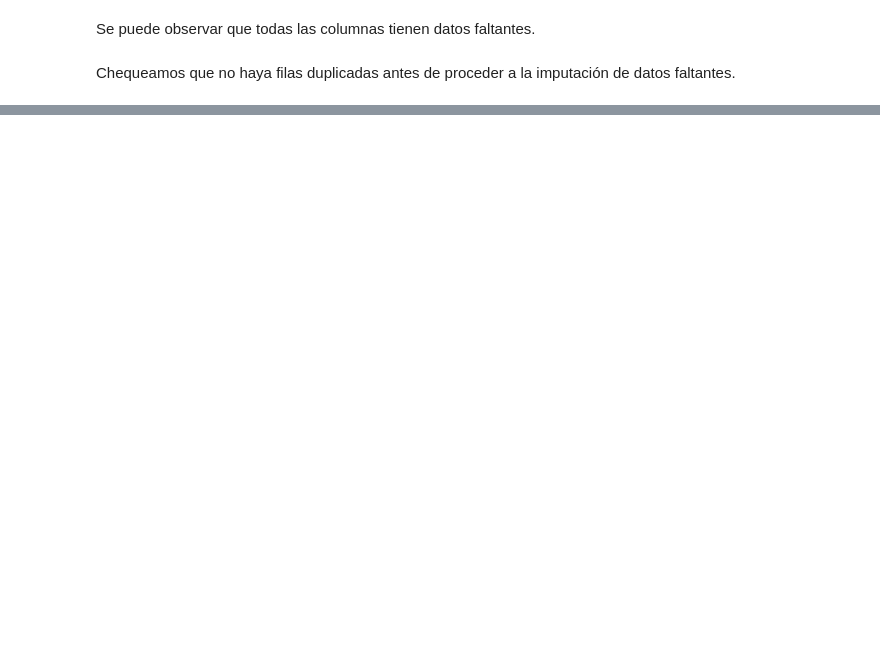
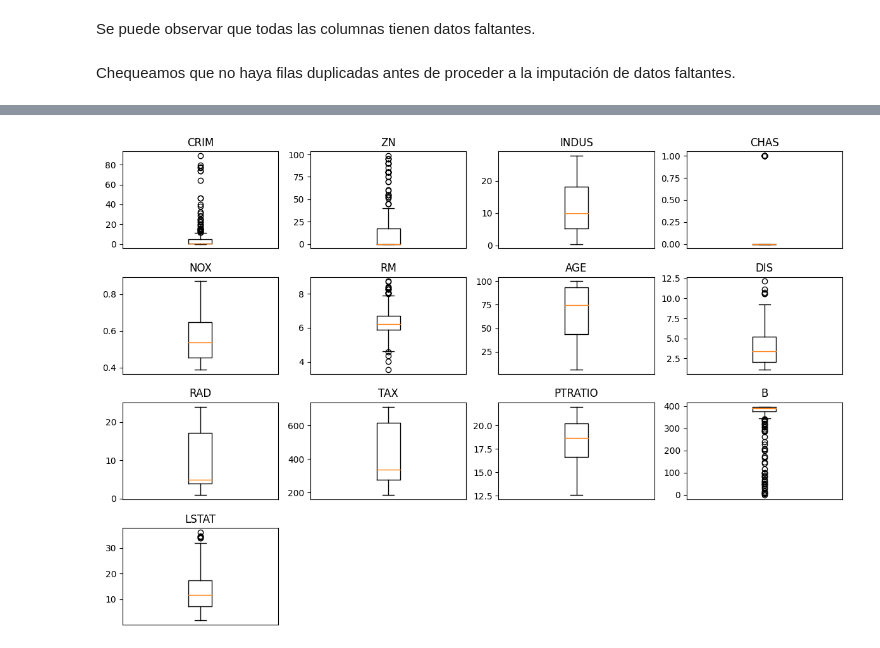
Before and after one commit to julilc/AA1-TUIA-LopezCeratto-RodriguezGrino-Slepoy, a Jupyter notebook: TP-regresion-AA1.ipynb, the cells around one changed output, grey strips where cells are left out. Saved outputs shown, nothing was run; the diff lists cells and outputs as text; code cells hidden in the pictures; blank space fills up the shorter version.

```diff
--- a/TP-regresion-AA1.ipynb
+++ b/TP-regresion-AA1.ipynb
@@ -430,0 +201,12 @@ dtype: int64
+# %%
+# Crear diagrama de caja individual para cada variable
+plt.figure(figsize=(12, 8))
+for i, column in enumerate(X_train.columns):
+    plt.subplot(4, 4, i+1)
+    plt.boxplot(X_train[column])
+    plt.title(column)
+    plt.xticks([])  # Eliminar marcas en el eje x
+plt.tight_layout()
+plt.show()
+# %% [output]
+[figure, added]
```
Also changed, not shown: parts of 145 cells of this notebook, 1 other file.
